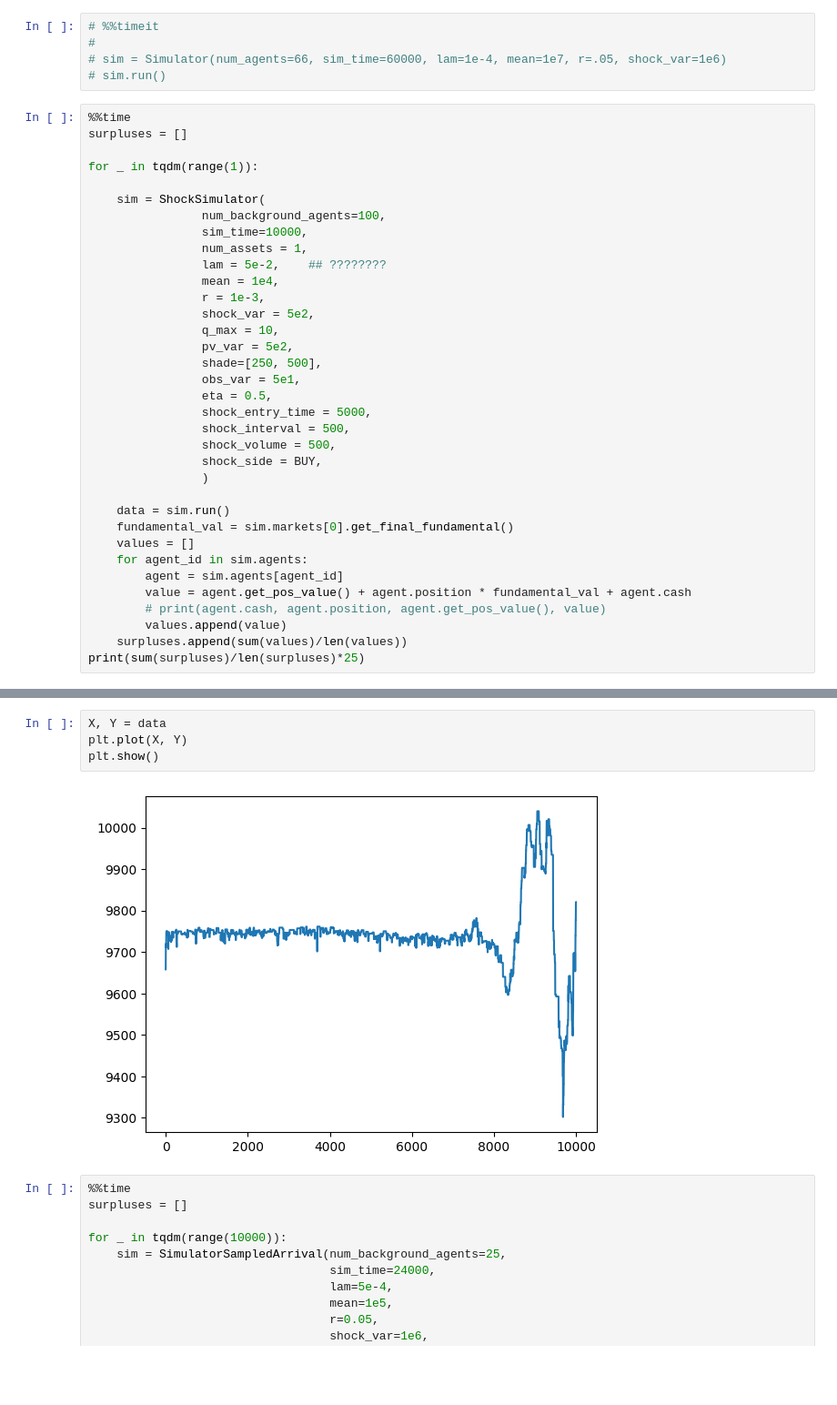
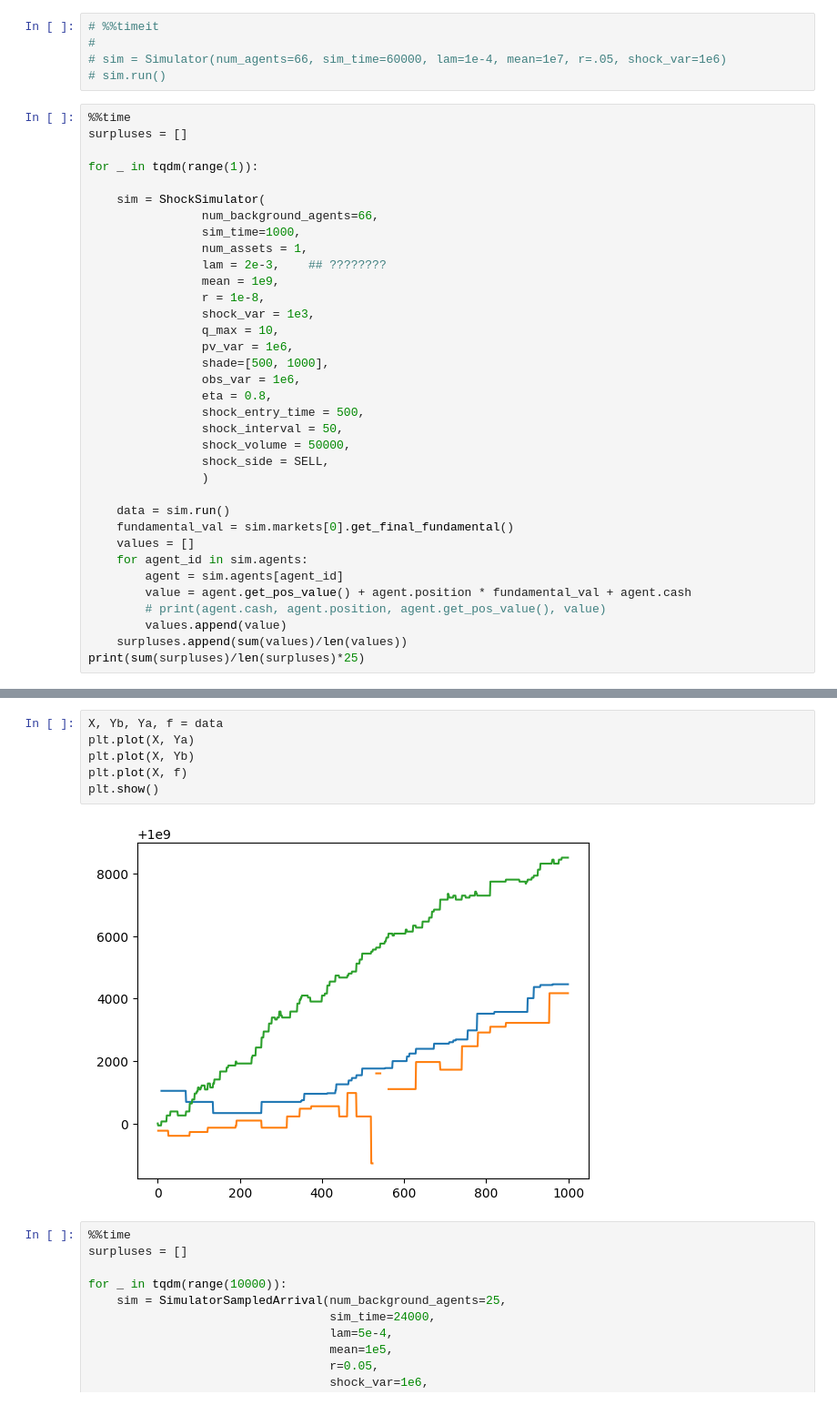
Before and after one commit to dipplestix/pymarketsim, a Jupyter notebook: test_trend_analysis.ipynb, the cells around one changed output, grey strips where cells are left out. Shown: that part at 91% size. Saved outputs shown, nothing was run; the diff lists cells and outputs as text; blank space fills up the shorter version.

Commit message:
Trend Agent - missing next highest/lowest logic

```diff
--- a/test_trend_analysis.ipynb
+++ b/test_trend_analysis.ipynb
@@ -17,22 +17,22 @@ surpluses = []
 for _ in tqdm(range(1)):
 
     sim = ShockSimulator(
-                num_background_agents=100,
-                sim_time=10000,
+                num_background_agents=66,
+                sim_time=1000,
                 num_assets = 1,
-                lam = 5e-2,    ## ????????
-                mean = 1e4,
-                r = 1e-3,
-                shock_var = 5e2,
+                lam = 2e-3,    ## ????????
+                mean = 1e9,
+                r = 1e-8,
+                shock_var = 1e3,
                 q_max = 10,
-                pv_var = 5e2,
-                shade=[250, 500],
-                obs_var = 5e1,
-                eta = 0.5,
-                shock_entry_time = 5000,
-                shock_interval = 500,
-                shock_volume = 500,
-                shock_side = BUY,
+                pv_var = 1e6,
+                shade=[500, 1000],
+                obs_var = 1e6,
+                eta = 0.8,
+                shock_entry_time = 500,
+                shock_interval = 50,
+                shock_volume = 50000,
+                shock_side = SELL,
                 )
 
     data = sim.run()
@@ -52,9 +56,11 @@ Wall time: 1.87 s
 # %%
-X, Y = data
-plt.plot(X, Y)
+X, Yb, Ya, f = data
+plt.plot(X, Ya)
+plt.plot(X, Yb)
+plt.plot(X, f)
 plt.show()
 # %% [output]
-[figure, old version]
+[figure, new version]
 # %%
 %%time
 surpluses = []
```
Also changed, not shown: parts of 1 cell of this notebook, 3 other files.
